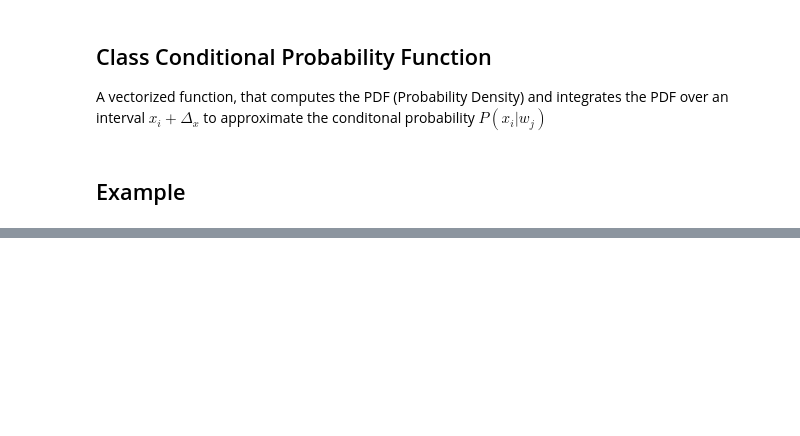
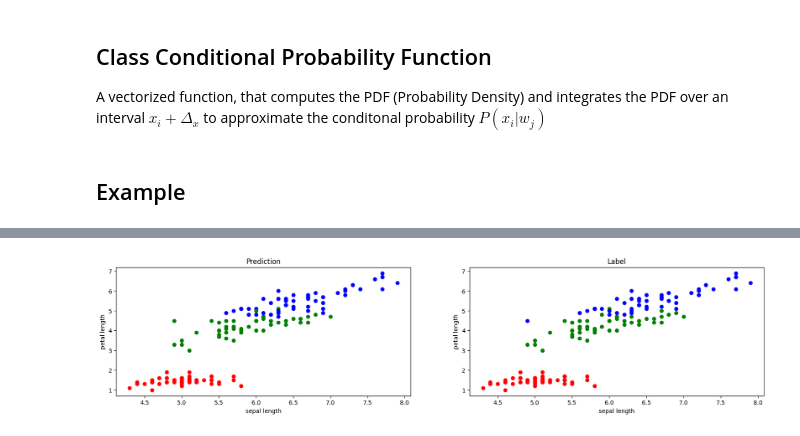
Before and after one commit to devabz/IKT215-G-BayesDecisionTheory, a Jupyter notebook: code/main.ipynb, the cells around one changed output, grey strips where cells are left out. Cells and saved outputs as stored; diff of their text form; code cells hidden in the pictures; blank space fills up the shorter version.

```diff
--- a/code/main.ipynb
+++ b/code/main.ipynb
@@ -90,0 +113,31 @@ nb.fit(x=X, y=y)
+# %%
+def plot_result(features = (0, 2)):
+    one, two = features
+    # Assuming 'res' is your DataFrame and it's already defined
+    x = res.iloc[:, one]
+    y_ = res.iloc[:, two]
+    predictions = res.iloc[:, -2]
+    labels = list(y.values)
+    classes = list(set(predictions))
+    color_list = ['red', 'blue', 'green']
+    c = {}
+    # Plot each point individually
+    fig, (ax1, ax2) = plt.subplots(1, 2, figsize=(20, 4))
+    for i in range(len(x)):
+        color = color_list[classes.index(predictions[i])]
+        color2 = color_list[classes.index(labels[i])]
+        ax1.plot(x.iloc[i], y_.iloc[i], 'o', color=color)
+        ax2.plot(x.iloc[i], y_.iloc[i], 'o', color=color2)
+
+    ax1.set_xlabel(x.name)
+    ax1.set_ylabel(y_.name)
+    ax1.set_title('Prediction')
+
+    ax2.set_xlabel(x.name)
+    ax2.set_ylabel(y_.name)
+    ax2.set_title('Label')
+    plt.show()
+# %%
+plot_result(features=(0, 2))
+# %% [output]
+[figure, added]
```
Also changed, not shown: parts of 5 cells of this notebook.
